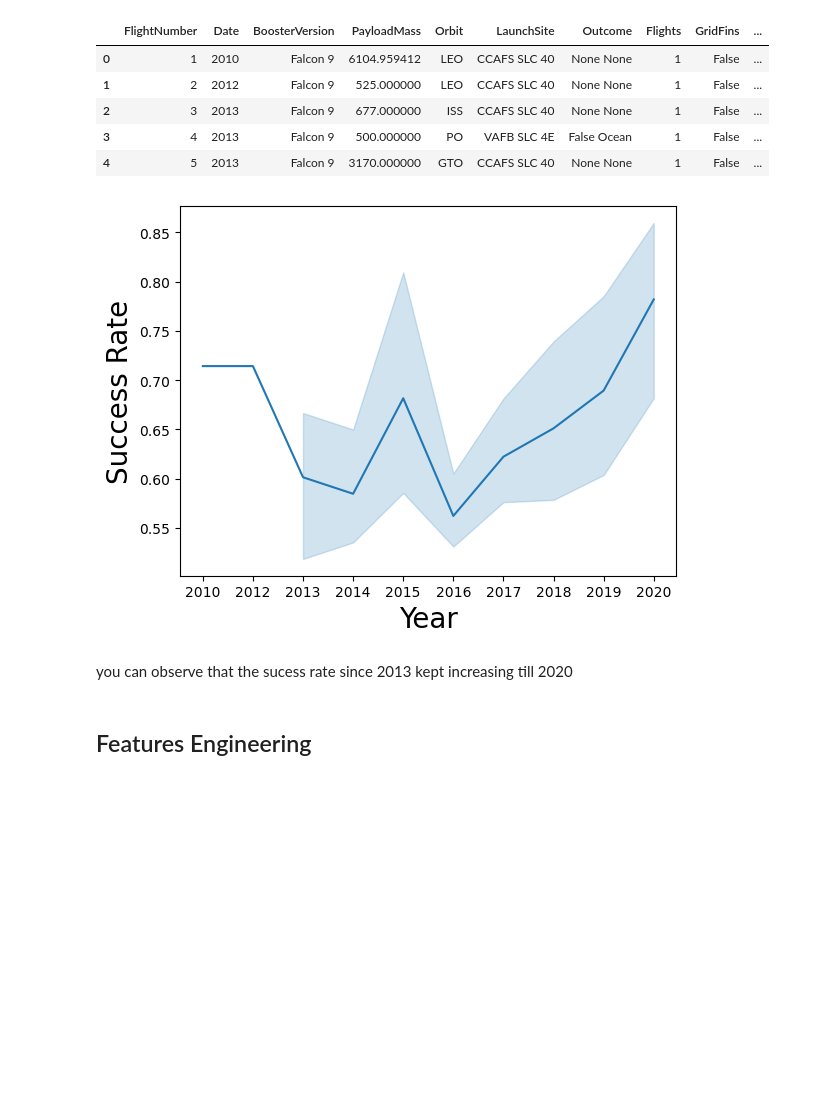
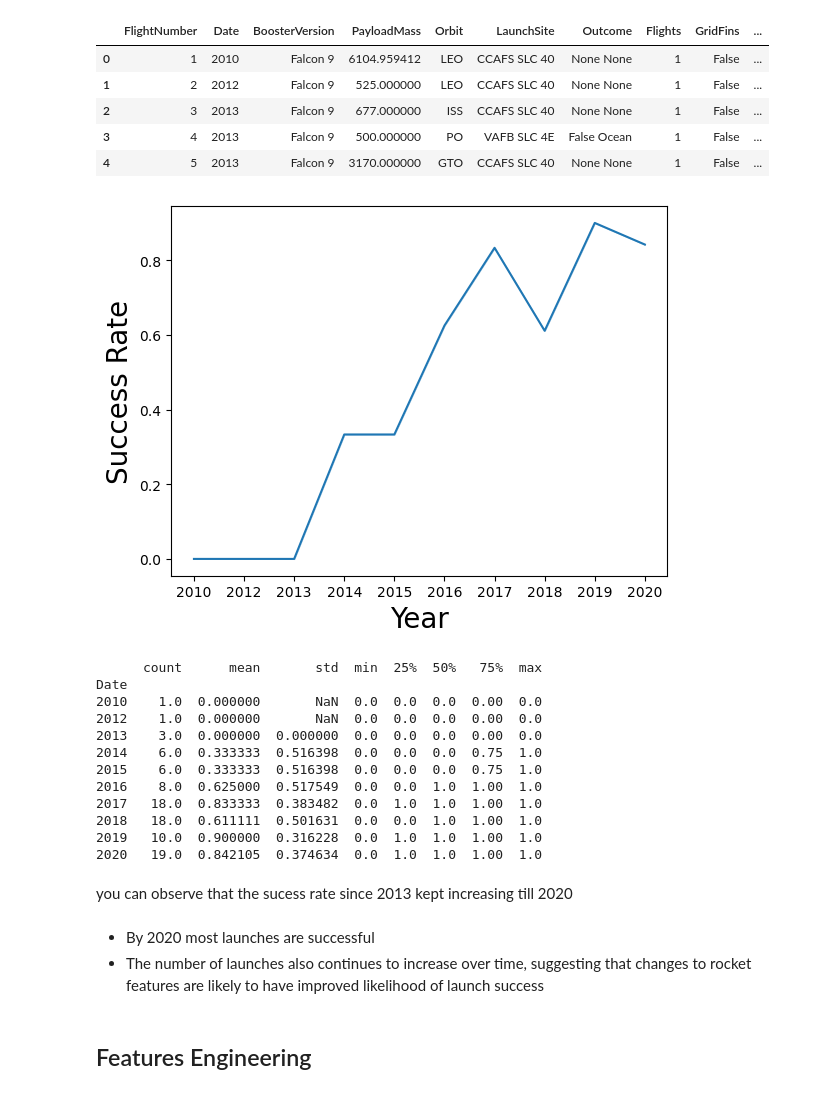
Before and after one commit to anjaliyas/Applied-Data-Science-Capstone, a Jupyter notebook: edadataviz.ipynb, the cells around one changed output. Saved outputs shown, nothing was run; the diff lists cells and outputs as text; code cells hidden in the pictures; blank space fills up the shorter version.

```diff
--- a/edadataviz.ipynb
+++ b/edadataviz.ipynb
@@ -173,7 +215,9 @@ def Extract_year():
     return year
 Extract_year()
 df['Date'] = year
+df["year_mean"] = df["Class"].groupby(df["Date"]).transform("mean")
 df.head()
+#year_mean = df.groupby(["Date"])["Class"].agg('mean')
 # %% [output]
 |  | FlightNumber | Date | BoosterVersion | PayloadMass | Orbit | LaunchSite | Outcome | Flights | GridFins | ... |
 | 0 | 1 | 2010 | Falcon 9 | 6104.959412 | LEO | CCAFS SLC 40 | None None | 1 | False | ... |
@@ -183,14 +227,31 @@ df.head()
 | 4 | 5 | 2013 | Falcon 9 | 3170.000000 | GTO | CCAFS SLC 40 | None None | 1 | False | ... |
 # %%
 # Plot a line chart with x axis to be the extracted year and y axis to be the success rate
-sns.lineplot(y="Class_mean", x="Date", data=df)
+sns.lineplot(y="year_mean", x="Date", data=df)
 plt.xlabel("Year",fontsize=20)
 plt.ylabel("Success Rate",fontsize=20)
 plt.show()
+year_summary = df.groupby("Date")["Class"].describe()
+print(year_summary)
 # %% [output]
-[figure, old version]
+[figure, new version]
+      count      mean       std  min  25%  50%   75%  max
+Date
+2010    1.0  0.000000       NaN  0.0  0.0  0.0  0.00  0.0
+2012    1.0  0.000000       NaN  0.0  0.0  0.0  0.00  0.0
+2013    3.0  0.000000  0.000000  0.0  0.0  0.0  0.00  0.0
+2014    6.0  0.333333  0.516398  0.0  0.0  0.0  0.75  1.0
+2015    6.0  0.333333  0.516398  0.0  0.0  0.0  0.75  1.0
+2016    8.0  0.625000  0.517549  0.0  0.0  1.0  1.00  1.0
+2017   18.0  0.833333  0.383482  0.0  1.0  1.0  1.00  1.0
+2018   18.0  0.611111  0.501631  0.0  0.0  1.0  1.00  1.0
+2019   10.0  0.900000  0.316228  0.0  1.0  1.0  1.00  1.0
+2020   19.0  0.842105  0.374634  0.0  1.0  1.0  1.00  1.0
 # %% [markdown]
 you can observe that the sucess rate since 2013 kept increasing till 2020
+# %% [markdown]
+- By 2020 most launches are successful
+- The number of launches also continues to increase over time, suggesting that changes to rocket features are likely to have improved likelihood of launch success
 # %% [markdown]
 ## Features Engineering
 # %% [markdown]
```
Also changed, not shown: parts of 14 cells of this notebook.
